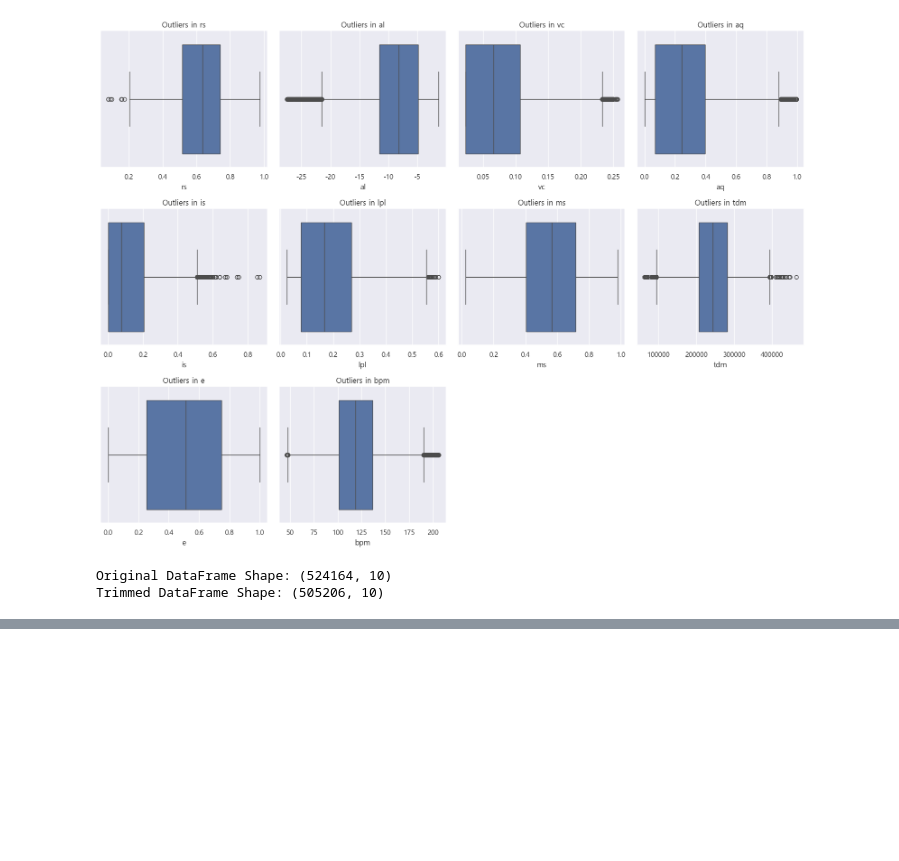
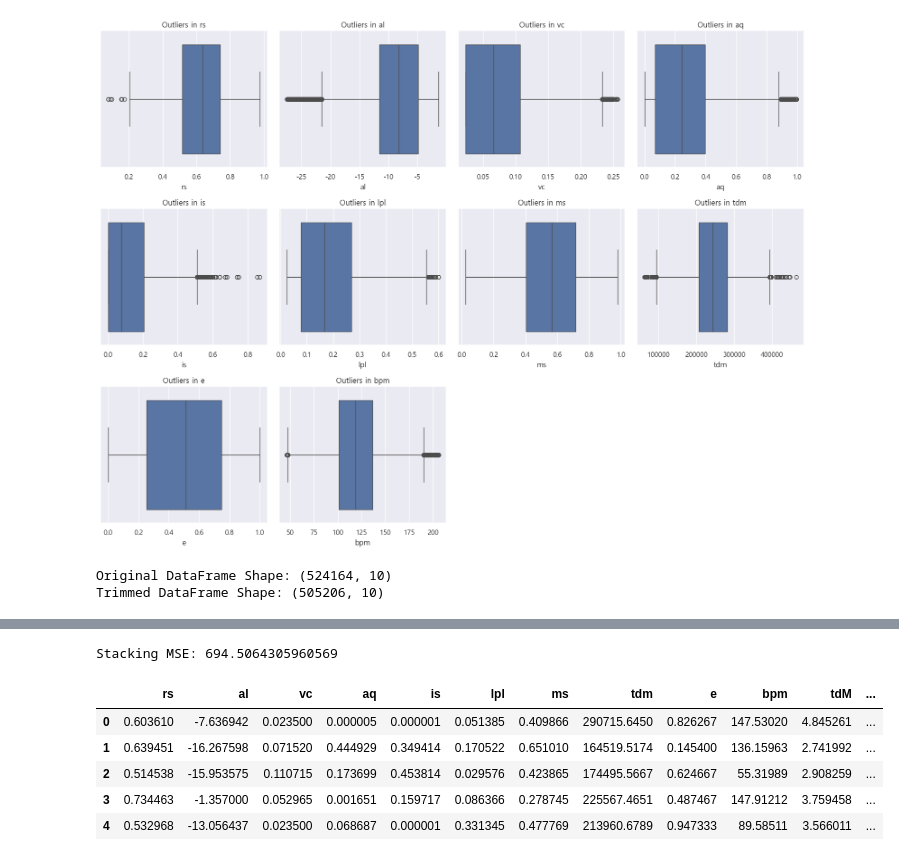
Before and after one commit to Cathesth/bpm-prediction, a Jupyter notebook: jupyter/PRJ-JH.ipynb, the cells around one changed output, grey strips where cells are left out. Saved outputs shown, nothing was run; the diff lists cells and outputs as text; code cells hidden in the pictures; blank space fills up the shorter version.

```diff
--- a/jupyter/PRJ-JH.ipynb
+++ b/jupyter/PRJ-JH.ipynb
@@ -234,0 +379,73 @@ plt.show()
+# %%
+# ====================================
+# 2️⃣ Base models (XGB + LGBM)
+# ====================================
+xgb = XGBRegressor(
+    n_estimators=500,
+    learning_rate=0.05,
+    max_depth=6,
+    subsample=0.8,
+    colsample_bytree=0.8,
+    random_state=42,
+    n_jobs=-1,
+    tree_method='gpu_hist',  # ✅ GPU 학습
+    predictor='gpu_predictor'
+)
+
+lgbm = LGBMRegressor(
+    n_estimators=500,
+    learning_rate=0.05,
+    num_leaves=31,
+    subsample=0.8,
+    colsample_bytree=0.8,
+    random_state=42,
+    n_jobs=-1,
+    device='gpu'
+)
+
+# ====================================
+# 3️⃣ Meta model (stacking layer)
+# ====================================
+# 보통 간단한 Ridge나 LinearRegression 사용
+meta_model = RidgeCV(alphas=np.logspace(-3, 3, 7))
+#후보 alpha: [0.001, 0.01, 0.1, 1, 10, 100, 1000]
+# ====================================
+# 4️⃣ Stacking Regressor
+# ====================================
+stack_model = StackingRegressor(
+    estimators=[
+        ("xgb", xgb),
+        ("lgbm", lgbm)
+    ],
+    final_estimator=meta_model,
+    passthrough=False,  # base 모델 입력을 meta model에 추가할지 여부
+    n_jobs=-1
+)
+
+# ====================================
+# 6️⃣ 학습 및 평가
+# ====================================
+stack_model.fit(X80, y80)
+pred = stack_model.predict(X20)
+
+mse = mean_squared_error(y20, pred)
+print("Stacking MSE:", mse)
+# %% [output]
+Stacking MSE: 694.5064305960569
+# %%
+dfw['tdM'] = dfw['tdm'] / 60000
+dfw['ear'] = dfw['e'] / (df['aq'] + 1e-5)
+dfw['vib'] = dfw['vc'] / (df['is'] + 1e-5)
+dfw['mr'] = dfw['ms'] * df['rs']
+dfw['pi'] = dfw['lpl'] * df['al']
+dfw['re'] = dfw['rs'] * df['e']
+dfw['ma'] = dfw['ms'] * df['aq']
+# %%
+dfw.head()
+# %% [output]
+|  | rs | al | vc | aq | is | lpl | ms | tdm | e | bpm | tdM | ... |
+| 0 | 0.603610 | -7.636942 | 0.023500 | 0.000005 | 0.000001 | 0.051385 | 0.409866 | 290715.6450 | 0.826267 | 147.53020 | 4.845261 | ... |
+| 1 | 0.639451 | -16.267598 | 0.071520 | 0.444929 | 0.349414 | 0.170522 | 0.651010 | 164519.5174 | 0.145400 | 136.15963 | 2.741992 | ... |
+| 2 | 0.514538 | -15.953575 | 0.110715 | 0.173699 | 0.453814 | 0.029576 | 0.423865 | 174495.5667 | 0.624667 | 55.31989 | 2.908259 | ... |
+| 3 | 0.734463 | -1.357000 | 0.052965 | 0.001651 | 0.159717 | 0.086366 | 0.278745 | 225567.4651 | 0.487467 | 147.91212 | 3.759458 | ... |
+| 4 | 0.532968 | -13.056437 | 0.023500 | 0.068687 | 0.000001 | 0.331345 | 0.477769 | 213960.6789 | 0.947333 | 89.58511 | 3.566011 | ... |
```
Also changed, not shown: parts of 22 cells of this notebook.
